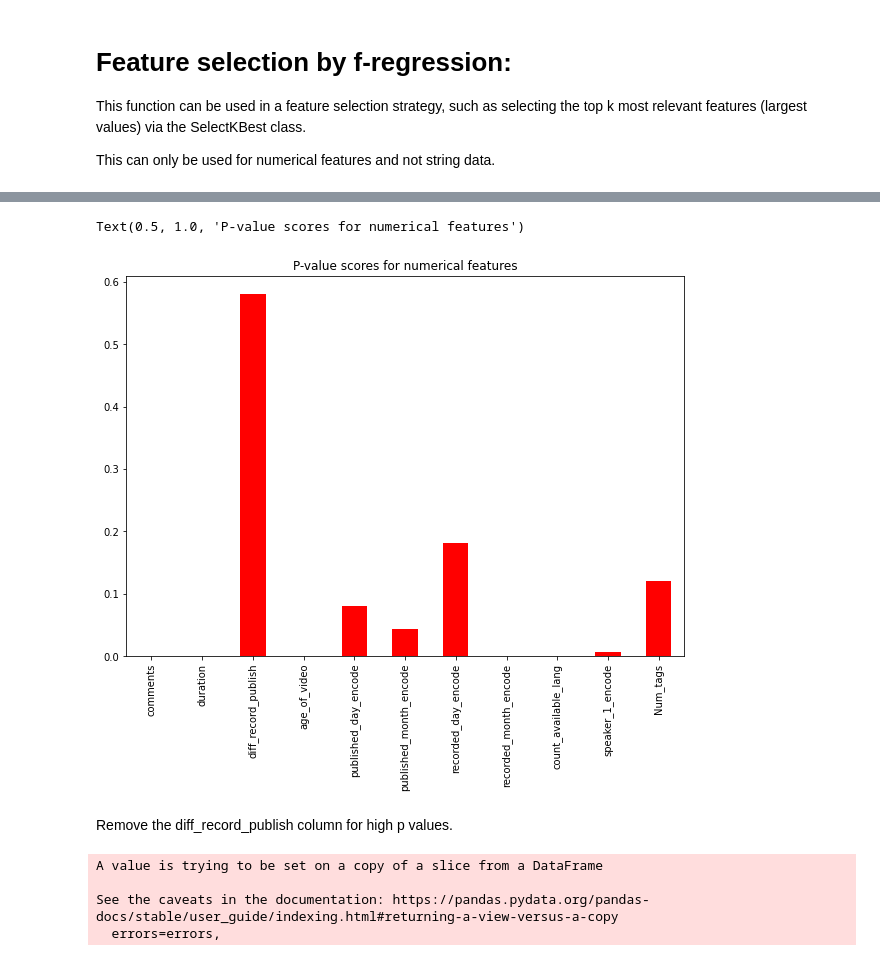
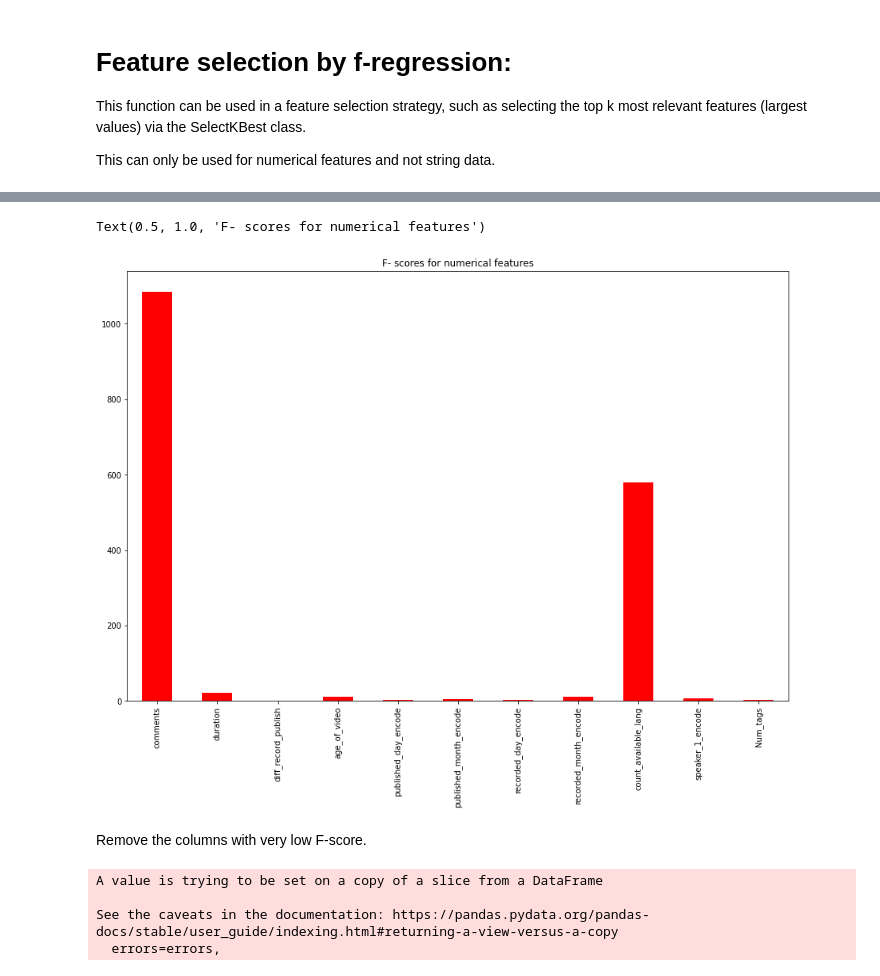
Before and after one commit to sspaulc/TED_TALKS_VIEWS_PREDICTION, a Jupyter notebook: Sanchita_Ted_Talks_Views.ipynb, the cells around one changed output, grey strips where cells are left out. Drawn from its saved outputs; the diff is of its cells as text; code cells hidden in the pictures.

```diff
--- a/Sanchita_Ted_Talks_Views.ipynb
+++ b/Sanchita_Ted_Talks_Views.ipynb
@@ -283,2 +266,0 @@ data['comments'] = MinMaxScaler().fit_transform(np.array(data['comments']).resha
-# %%
-data['duration']= MinMaxScaler().fit_transform(np.array(data['duration']).reshape(-1,1))
@@ -573,5 +547,3 @@ Comparing views with number of speakers:
-# %%
-data['count_of_speakers'] = MinMaxScaler().fit_transform(np.array(data['count_of_speakers']).reshape(-1,1))
 # %%
 sns.scatterplot(x= data['count_of_speakers'], y=data['views'])
 # %% [output]
@@ -765,2 +797,0 @@ def define_topics(x):
-# %%
-data['topic_cluster']= data['topics'].apply(define_topics)
@@ -847,16 +856,16 @@ f_scores
         7.99632884e-002, 4.45182805e-002, 1.80763148e-001, 5.16096255e-004,
         9.03081853e-120, 6.16644214e-003, 1.19878756e-001]))
 # %%
-#The second array consists of p-values that we need
+#The first array consists of f_scores that we need
 
-p_values= pd.Series(f_scores[1],index= numerical_features.columns)
+f_scores_series= pd.Series(f_scores[0],index= numerical_features.columns)
 # %%
-p_values.plot(kind='bar',color='red')
+f_scores_series.plot(kind='bar',color='red')
 
-plt.title('P-value scores for numerical features')
+plt.title('F- scores for numerical features')
 # %% [output]
-Text(0.5, 1.0, 'P-value scores for numerical features')
+Text(0.5, 1.0, 'F- scores for numerical features')
-[figure, old version]
+[figure, new version]
-# %% [markdown]
-Remove the diff_record_publish column for high p values.
+# %% [markdown]
+Remove the columns with very low F-score.
 # %%
```
Also changed, not shown: parts of 137 cells of this notebook.
